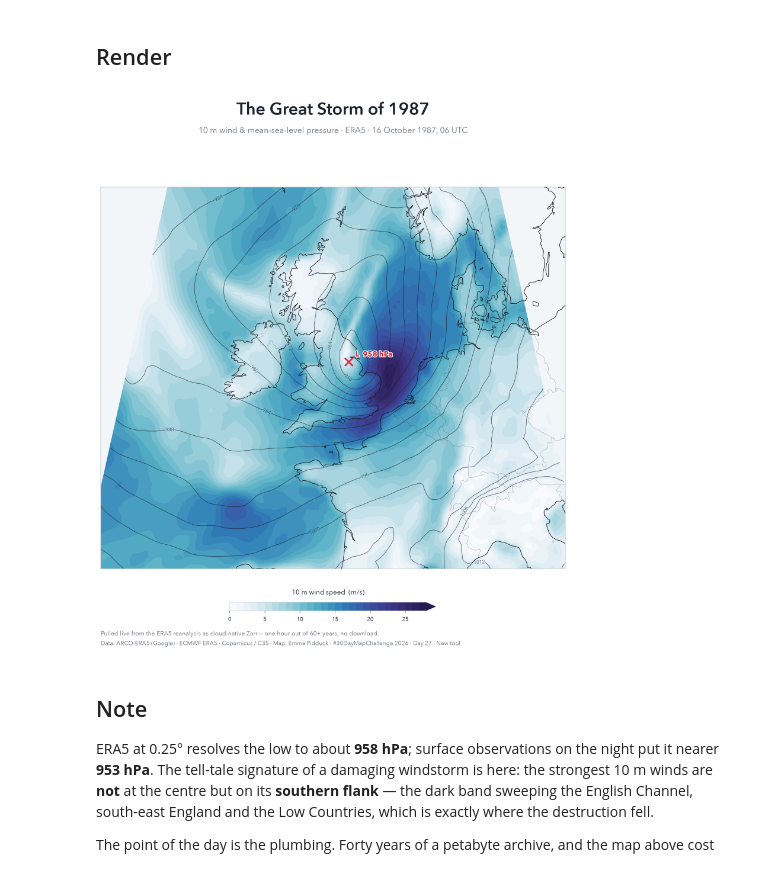
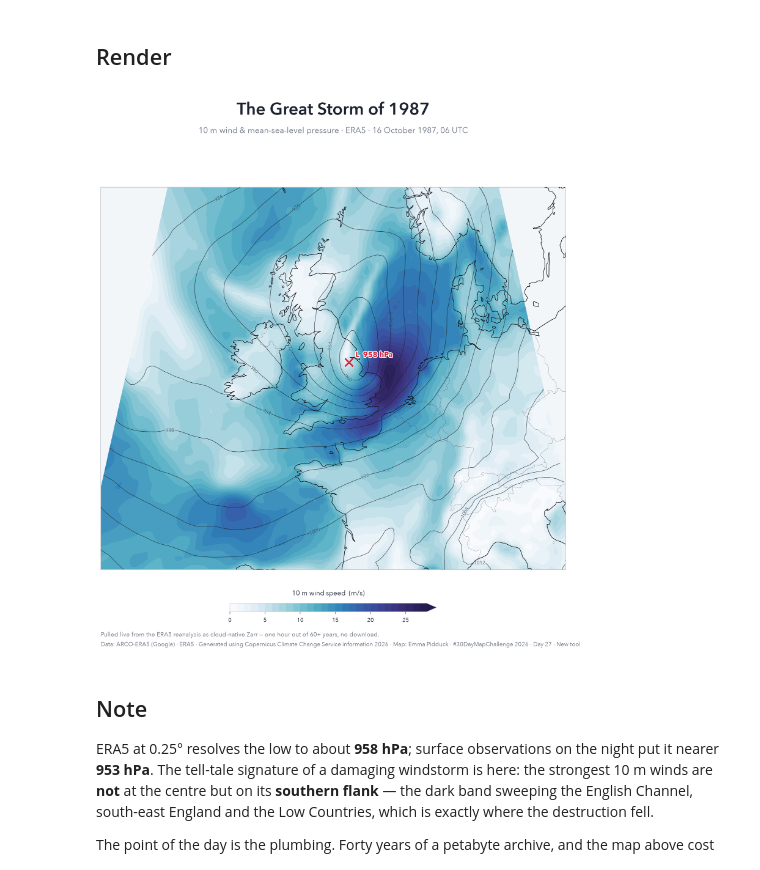
Before and after one commit to mattphysics/30dmc2026, a Jupyter notebook: day27_new_tool_zarr.ipynb, the cells around one changed output. Drawn from its saved outputs; the diff is of its cells as text; code cells hidden in the pictures.

```diff
--- a/day27_new_tool_zarr.ipynb
+++ b/day27_new_tool_zarr.ipynb
@@ -127,35 +127,35 @@ ax.set_extent([-17, 13, 43, 61], crs=ccrs.PlateCarree()); ax.set_facecolor("#f3f
 cf = ax.contourf(lon, lat, ws.values, levels=np.arange(0, 28.1, 1.0), cmap=CMAP, extend="max", zorder=0, **tp)
 cs = ax.contour(lon, lat, mslp.values, levels=np.arange(936, 1041, 4),
                 colors="#20242e", linewidths=0.7, alpha=0.75, zorder=3, **tp)
 ax.clabel(cs, fmt="%d", fontsize=7.5, inline=True, inline_spacing=2)
 ax.add_feature(cfeature.COASTLINE.with_scale("50m"), edgecolor="#141821", linewidth=0.8, zorder=4)
 ax.add_feature(cfeature.BORDERS.with_scale("50m"), edgecolor="#3a3f4a", linewidth=0.35, alpha=0.6, zorder=4)
 ax.spines["geo"].set_edgecolor("#c3c9d0"); ax.spines["geo"].set_linewidth(0.8)
 
 halo = [pe.withStroke(linewidth=2.4, foreground="white")]
 ax.plot(lo_lon, lo_lat, marker="x", ms=12, mew=2.4, color="#d7263d", transform=ccrs.PlateCarree(), zorder=6)
 ax.annotate(f"L  {lo_p:.0f} hPa", (lo_lon, lo_lat), xytext=(10, 8), textcoords="offset points",
             transform=ccrs.PlateCarree(), fontsize=11.5, fontweight="bold", color="#d7263d",
             zorder=6, path_effects=halo)
 
 cax = fig.add_axes([0.30, 0.088, 0.40, 0.015])
 cb = fig.colorbar(cf, cax=cax, orientation="horizontal", extend="max", ticks=[0,5,10,15,20,25])
 cb.set_label("10 m wind speed  (m/s)", color=INK, fontsize=10.5, labelpad=12)
 cb.ax.xaxis.set_label_position("top")
 cb.ax.xaxis.set_tick_params(color=MUT, labelsize=8.5); plt.setp(plt.getp(cb.ax,"xticklabels"), color=INK)
 cb.outline.set_edgecolor("#c7d0d8"); cb.outline.set_linewidth(0.6)
 
 fig.text(0.5, 0.955, "The Great Storm of 1987", ha="center", color=INK, fontsize=26, fontfamily=["Avenir Next Demi Bold", "Arial", "DejaVu Sans"])
 fig.text(0.5, 0.923, "10 m wind & mean-sea-level pressure · ERA5 · 16 October 1987, 06 UTC",
          ha="center", color=MUT, fontsize=12.5)
 fig.text(0.05, 0.045, "Pulled live from the ERA5 reanalysis as cloud-native Zarr — one hour out of 60+ years, no download.",
          color=MUT, fontsize=9.3)
-fig.text(0.05, 0.028, "Data: ARCO-ERA5 (Google) · ECMWF ERA5 · Copernicus / C3S · Map: Emma Pidduck · #30DayMapChallenge 2026 · Day 27 · New tool",
+fig.text(0.05, 0.028, "Data: ARCO-ERA5 (Google) · ERA5 · Generated using Copernicus Climate Change Service information 2026 · Map: Emma Pidduck · #30DayMapChallenge 2026 · Day 27 · New tool",
          color=MUT, fontsize=9)
 fig.savefig("day27_new_tool_zarr.png", facecolor=BG, bbox_inches="tight")
 plt.show()
 # %% [output]
-[figure, old version]
+[figure, new version]
 # %% [markdown]
 ## Note
 
```
Also changed, not shown: parts of 1 cell of this notebook, 1 other file.
